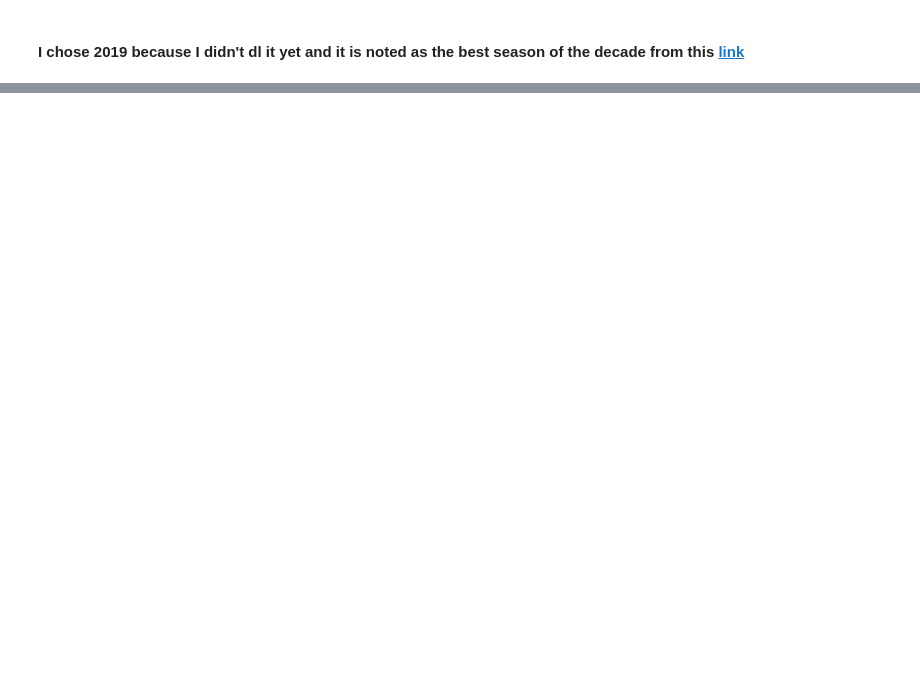
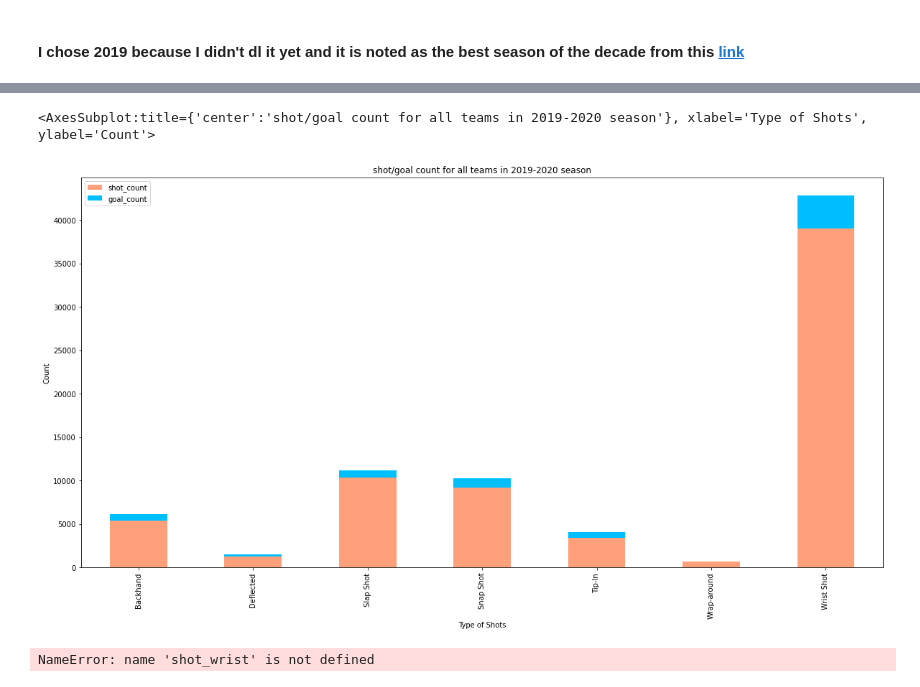
Before and after one commit to M0rph3e/ift6758-project-main, a Jupyter notebook: notebooks/simple_data_visualizations.ipynb, the cells around one changed output, grey strips where cells are left out. Saved outputs shown, nothing was run; the diff lists cells and outputs as text; code cells hidden in the pictures; blank space fills up the shorter version.

```diff
--- a/notebooks/simple_data_visualizations.ipynb
+++ b/notebooks/simple_data_visualizations.ipynb
@@ -102,0 +127,21 @@ pd.show_version()
+# %%
+# ax = df_plot[['result.secondaryType	', 'goalrate']].plot(
+#     x='result.secondaryType	', y='goalrate', linestyle='-', marker='o')
+df_plot.plot.bar(x='result.secondaryType', xlabel='Type of Shots', ylabel='Count', stacked=True, color={"shot_count":"lightsalmon", "goal_count":"deepskyblue"}, figsize=(20,10), title="shot/goal count for all teams in 2019-2020 season")
+# %% [output]
+<AxesSubplot:title={'center':'shot/goal count for all teams in 2019-2020 season'}, xlabel='Type of Shots', ylabel='Count'>
+[figure, added]
+# %%
+import numpy as np
+import matplotlib.pyplot as plt
+
+# set width of bar
+#the values we take are the folloing ones
+#plot for backhand sht and goal
+shot_wrist = shot_wrist.rename(columns={"count":"shot_count"})
+goal_wrist = goal_wrist.rename(columns={"count":"goal_count"})
+
+wrist_shot = pd.merge(shot_wrist,goal_wrist, how="inner", on="team.name")
+wrist_shot.plot.bar(x='team.name', xlabel='Team Name', ylabel='Count',stacked=True, color={"shot_count":"pink", "goal_count":"violet"}, figsize=(20,10), title="Wrist shot/goal count per teams in 2019-2020 season")
+# %% [output]
+NameError: name 'shot_wrist' is not defined
```
Also changed, not shown: parts of 35 cells of this notebook, 3 other files.
